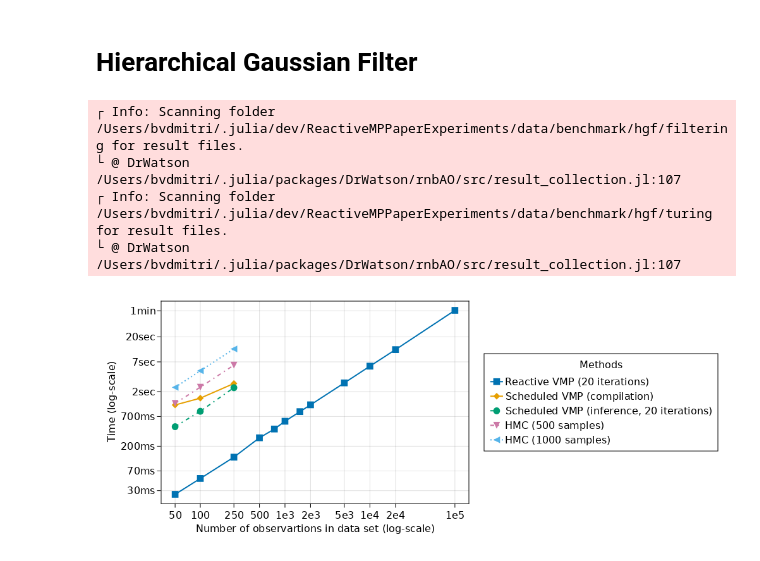
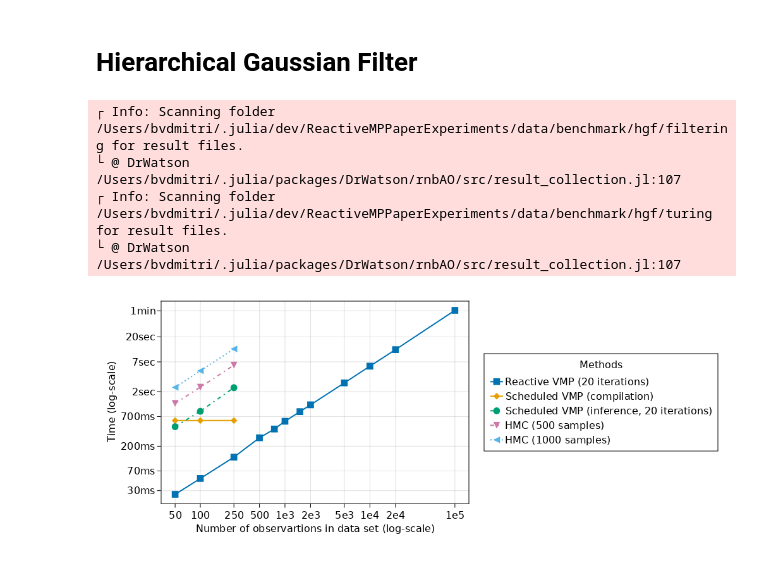
Before and after one commit to biaslab/ReactiveMPPaperExperiments, a Jupyter notebook: notebooks/common_plots.ipynb, the cells around one changed output. Cells and saved outputs as stored; diff of their text form; code cells hidden in the pictures.

Commit message:
Update HGF plots

```diff
--- a/notebooks/common_plots.ipynb
+++ b/notebooks/common_plots.ipynb
@@ -208,7 +208,7 @@ let
 
     # See 'fl_hidden_markov_model.ipynb' notebook
     fl_c_n    = [ 50, 100, 250 ]
-    fl_c_time = 1e9 .* [ 0.366525 + 0.774004, 0.359312 + 1.160789, 0.345083 + 2.472063 ]
+    fl_c_time = 1e9 .* [ 0.366525 + 0.774004 * 0.29, 0.359312 + 1.160789 * 0.20, 0.345083 + 2.472063 * 0.10 ]
 
     fl_i_n    = [ 50, 100, 250 ]
     fl_i_time = 1e6 .* [ 457.610, 876.342, 2368 ]
@@ -244,31 +244,31 @@ let
         [ 50, 100, 250, 500, 1000, 2000, 5000, 10000, 20_000, 100_000 ],
         [ "50", "100", "250", "500", "1e3", "2e3", "5e3", "1e4", "2e4", "1e5" ]
     )
 
     rmp_smoothing_x, rmp_smoothing_y = extract_line(filter((r) -> r["nitr"] == 20, rmp_smoothing))
 
     fl_compilation_x, fl_compilation_y = extract_line(fl_compilation)
     fl_inference_x, fl_inference_y     = extract_line(fl_inference)
 
     turing_250_x, turing_250_y = extract_line_turing(turing_hmc, 500)
     turing_500_x, turing_500_y = extract_line_turing(turing_hmc, 1000)
 
     scatterlines!(ax, rmp_smoothing_x, rmp_smoothing_y, label = "Reactive VMP (20 iterations)", linewidth = 2, marker = :rect, markersize = 14, color = colors[1], markercolor = colors[1])
 
     scatterlines!(ax, fl_compilation_x, fl_compilation_y, label = "Scheduled VMP (compilation)", linewidth = 2, linestyle = nothing, marker = :diamond, markersize = 14, color = colors[2], markercolor = colors[2])
     scatterlines!(ax, fl_inference_x, fl_inference_y, label = "Scheduled VMP (inference, 20 iterations)", linewidth = 2, linestyle = :dashdot, marker = :circle, markersize = 14, color = colors[3], markercolor = colors[3])
 
     scatterlines!(ax, turing_250_x, turing_250_y, label = "HMC (500 samples)", linewidth = 2, marker = :dtriangle, linestyle = :dashdot, markersize = 14, color = colors[4], markercolor = colors[4])
     scatterlines!(ax, turing_500_x, turing_500_y, label = "HMC (1000 samples)", linewidth = 2, marker = :ltriangle, linestyle = :dot, markersize = 14, color = colors[5], markercolor = colors[5])
 
     # axislegend(ax, position = :rb, labelsize = 16)
     fig[1, 2] = Legend(fig, ax, "Methods", framevisible = true, labelsize = 16)
 
     @saveplot fig "hgf_benchmark_all"
 end
 # %% [output]
 ┌ Info: Scanning folder /Users/bvdmitri/.julia/dev/ReactiveMPPaperExperiments/data/benchmark/hgf/filtering for result files.
 └ @ DrWatson /Users/bvdmitri/.julia/packages/DrWatson/rnbAO/src/result_collection.jl:107
 ┌ Info: Scanning folder /Users/bvdmitri/.julia/dev/ReactiveMPPaperExperiments/data/benchmark/hgf/turing for result files.
 └ @ DrWatson /Users/bvdmitri/.julia/packages/DrWatson/rnbAO/src/result_collection.jl:107
-[figure, old version]
+[figure, new version]
```
Also changed, not shown: 2 other files.
